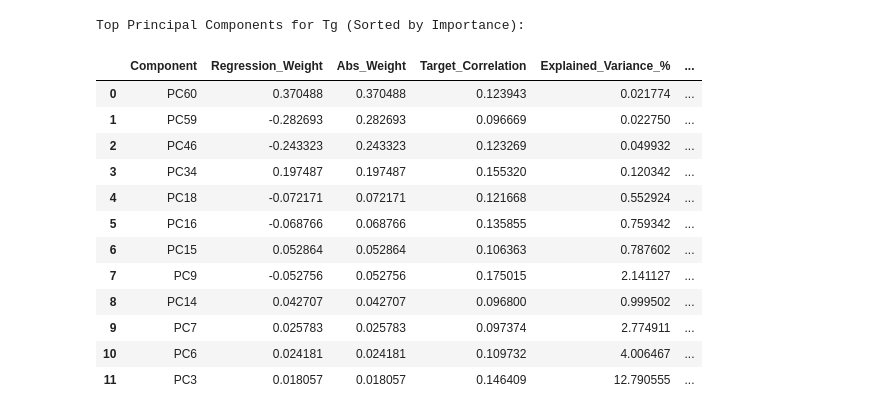
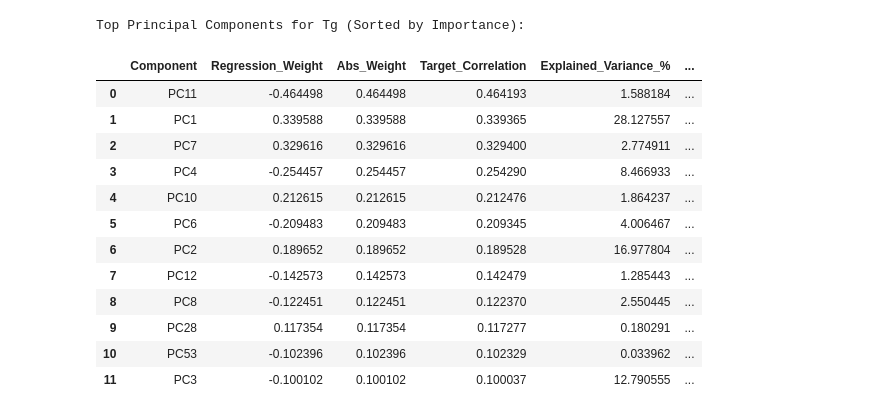
Before and after one commit to R3sten/glass_dynamics, a Jupyter notebook: notebooks/analysis/08_spcr_analysis.ipynb, the cells around one changed output. Drawn from its saved outputs; the diff is of its cells as text; code cells hidden in the pictures.

```diff
--- a/notebooks/analysis/08_spcr_analysis.ipynb
+++ b/notebooks/analysis/08_spcr_analysis.ipynb
@@ -205,30 +190,30 @@ Extracting Supervised PCs for log_eta_inf_fitted...
 # %%
 ottimali_p = 12
 
 spcr_representatives = extract_spcr_representatives(
     X_train=X_train_scaled,
     y_train=y_train_scaled,
     n_components=ottimali_p,
     variance_threshold=1e-4  # Protezione contro il rumore
 )
 
 print("Top Principal Components for Tg (Sorted by Importance):")
-display(spcr_representatives['log_eta_inf_fitted'].head(15))
+display(spcr_representatives['m_fitted'].head(15))
 # %% [output]
 Top Principal Components for Tg (Sorted by Importance):
 |  | Component | Regression_Weight | Abs_Weight | Target_Correlation | Explained_Variance_% | ... |
-| 0 | PC60 | 0.370488 | 0.370488 | 0.123943 | 0.021774 | ... |
-| 1 | PC59 | -0.282693 | 0.282693 | 0.096669 | 0.022750 | ... |
-| 2 | PC46 | -0.243323 | 0.243323 | 0.123269 | 0.049932 | ... |
-| 3 | PC34 | 0.197487 | 0.197487 | 0.155320 | 0.120342 | ... |
-| 4 | PC18 | -0.072171 | 0.072171 | 0.121668 | 0.552924 | ... |
-| 5 | PC16 | -0.068766 | 0.068766 | 0.135855 | 0.759342 | ... |
-| 6 | PC15 | 0.052864 | 0.052864 | 0.106363 | 0.787602 | ... |
-| 7 | PC9 | -0.052756 | 0.052756 | 0.175015 | 2.141127 | ... |
-| 8 | PC14 | 0.042707 | 0.042707 | 0.096800 | 0.999502 | ... |
-| 9 | PC7 | 0.025783 | 0.025783 | 0.097374 | 2.774911 | ... |
-| 10 | PC6 | 0.024181 | 0.024181 | 0.109732 | 4.006467 | ... |
-| 11 | PC3 | 0.018057 | 0.018057 | 0.146409 | 12.790555 | ... |
+| 0 | PC11 | -0.464498 | 0.464498 | 0.464193 | 1.588184 | ... |
+| 1 | PC1 | 0.339588 | 0.339588 | 0.339365 | 28.127557 | ... |
+| 2 | PC7 | 0.329616 | 0.329616 | 0.329400 | 2.774911 | ... |
+| 3 | PC4 | -0.254457 | 0.254457 | 0.254290 | 8.466933 | ... |
+| 4 | PC10 | 0.212615 | 0.212615 | 0.212476 | 1.864237 | ... |
+| 5 | PC6 | -0.209483 | 0.209483 | 0.209345 | 4.006467 | ... |
+| 6 | PC2 | 0.189652 | 0.189652 | 0.189528 | 16.977804 | ... |
+| 7 | PC12 | -0.142573 | 0.142573 | 0.142479 | 1.285443 | ... |
+| 8 | PC8 | -0.122451 | 0.122451 | 0.122370 | 2.550445 | ... |
+| 9 | PC28 | 0.117354 | 0.117354 | 0.117277 | 0.180291 | ... |
+| 10 | PC53 | -0.102396 | 0.102396 | 0.102329 | 0.033962 | ... |
+| 11 | PC3 | -0.100102 | 0.100102 | 0.100037 | 12.790555 | ... |
 # %%
 # # Top PC analysis
 
```
Also changed, not shown: parts of 14 cells of this notebook, 58 other files.
